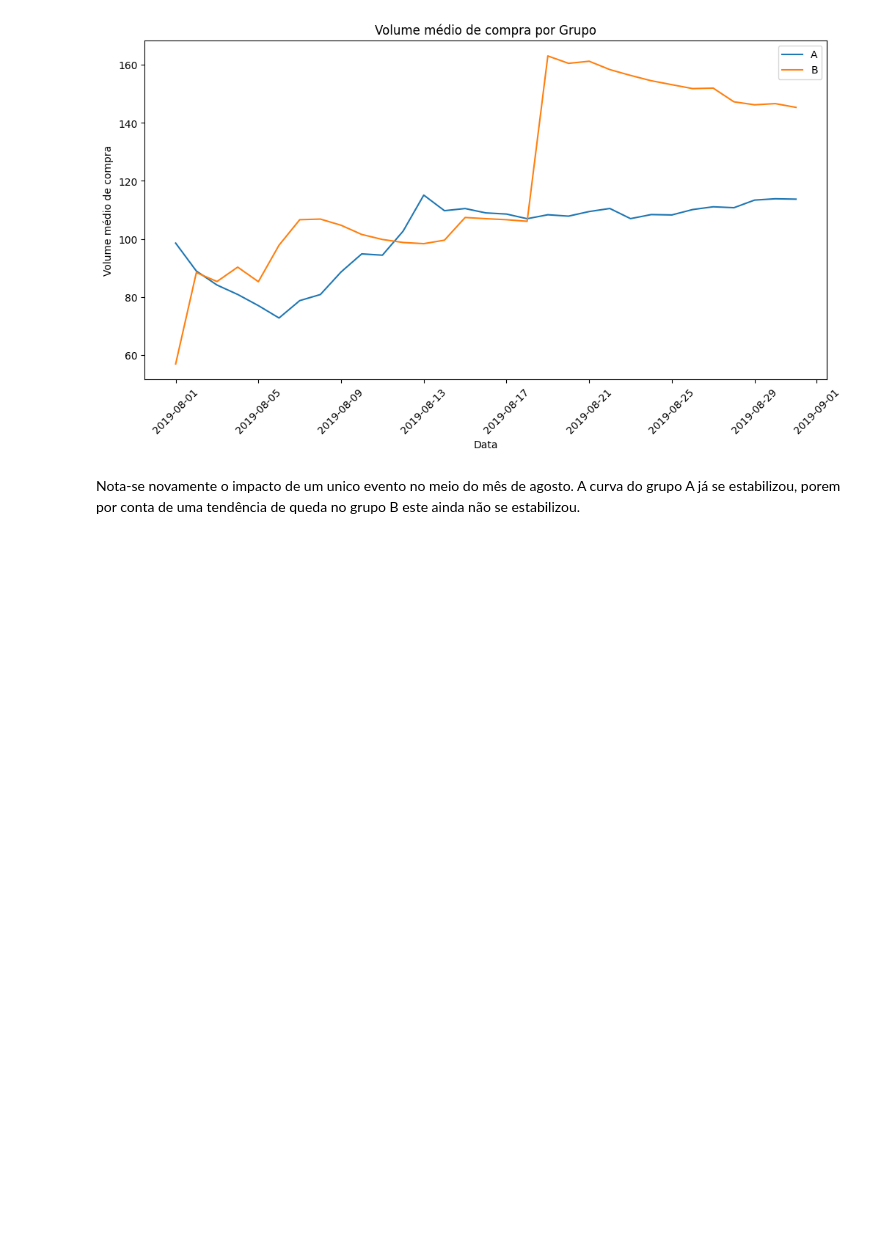
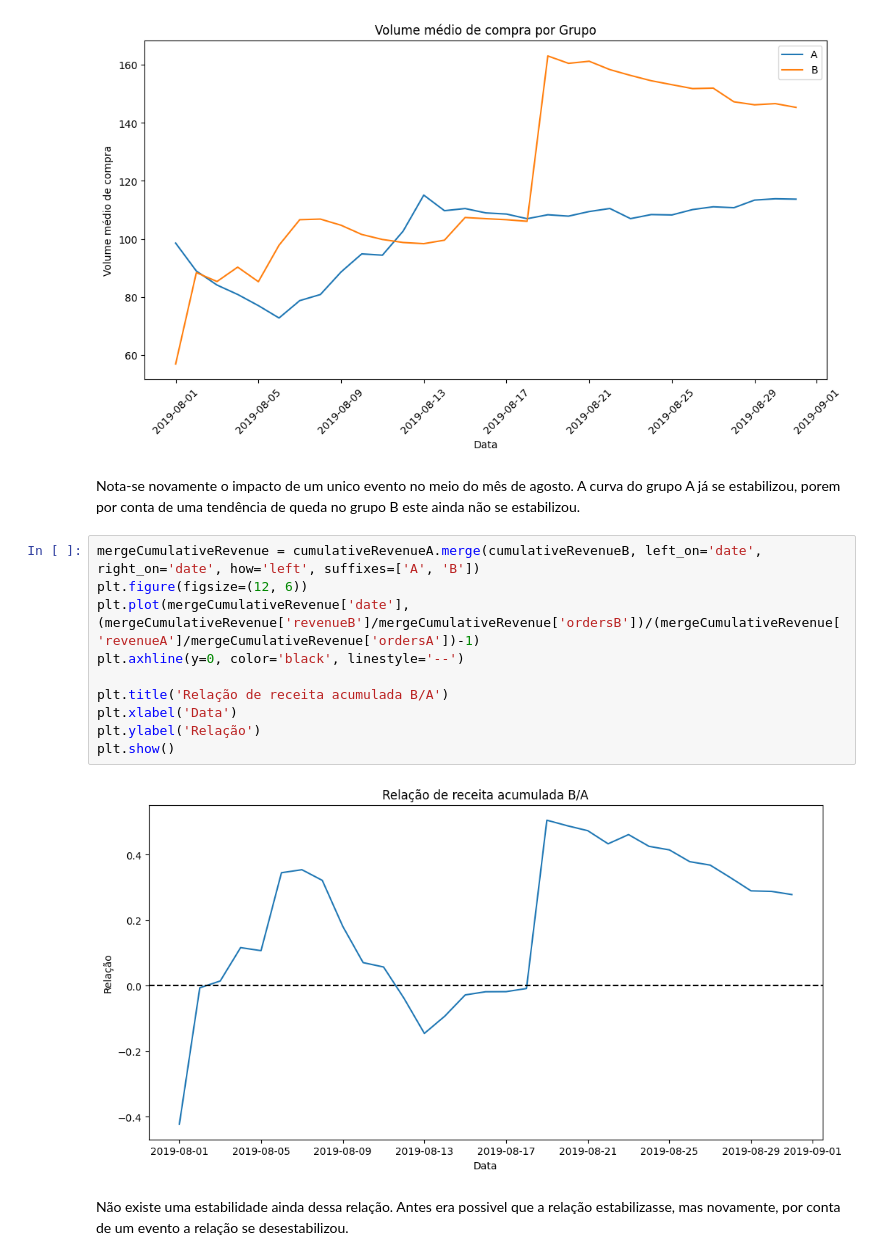
Before and after one commit to gustavoquareli/projeto_S09, a Jupyter notebook: notebook.ipynb, the cells around one changed output. Saved outputs shown, nothing was run; the diff lists cells and outputs as text; blank space fills up the shorter version.

```diff
--- a/notebook.ipynb
+++ b/notebook.ipynb
@@ -407,3 +407,18 @@ plt.show()
 # %% [markdown]
 Nota-se novamente o impacto de um unico evento no meio do mês de agosto.
 A curva do grupo A já se estabilizou, porem por conta de uma tendência de queda no grupo B este ainda não se estabilizou.
+# %%
+mergeCumulativeRevenue = cumulativeRevenueA.merge(cumulativeRevenueB, left_on='date', right_on='date', how='left', suffixes=['A', 'B'])
+plt.figure(figsize=(12, 6))
+plt.plot(mergeCumulativeRevenue['date'], (mergeCumulativeRevenue['revenueB']/mergeCumulativeRevenue['ordersB'])/(mergeCumulativeRevenue['revenueA']/mergeCumulativeRevenue['ordersA'])-1)
+plt.axhline(y=0, color='black', linestyle='--')
+
+plt.title('Relação de receita acumulada B/A')
+plt.xlabel('Data')
+plt.ylabel('Relação')
+plt.show()
+# %% [output]
+[figure, added]
+# %% [markdown]
+Não existe uma estabilidade ainda dessa relação.
+Antes era possivel que a relação estabilizasse, mas novamente, por conta de um evento a relação se desestabilizou.
```
